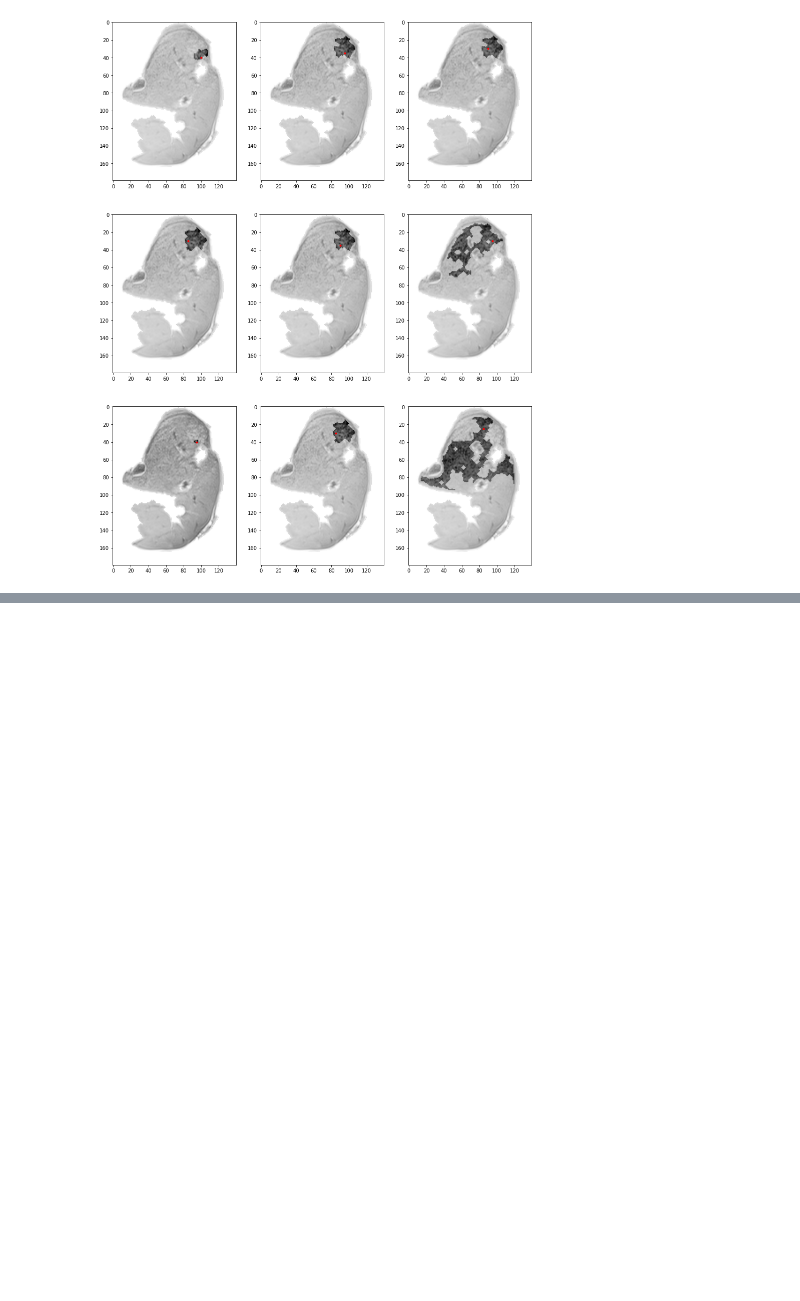
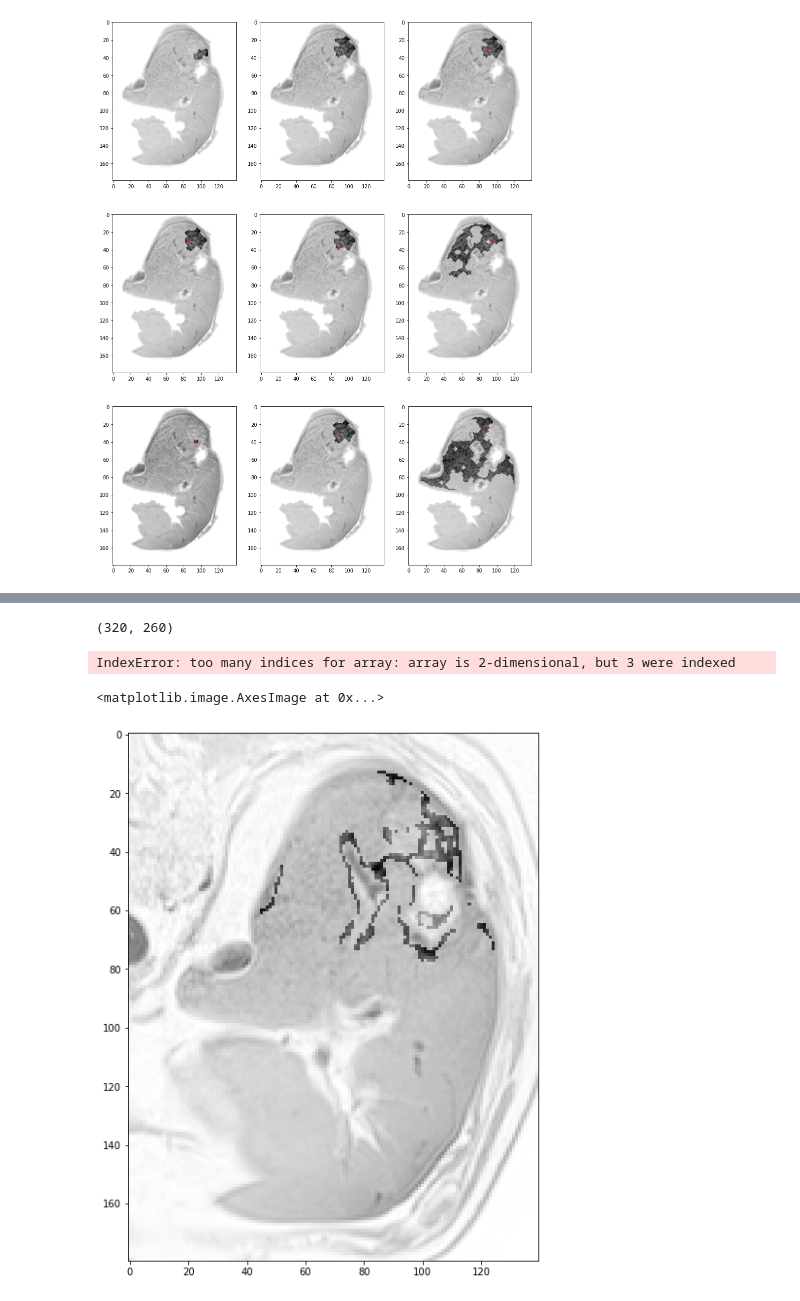
Before and after one commit to defrenned3238/WSBIM2243, a Jupyter notebook: WSBIM2243.ipynb, the cells around one changed output, grey strips where cells are left out. Cells and saved outputs as stored; diff of their text form; code cells hidden in the pictures; blank space fills up the shorter version.

Commit message:
3D done

```diff
--- a/WSBIM2243.ipynb
+++ b/WSBIM2243.ipynb
@@ -886,0 +1004,22 @@ plt.imshow((newDone*foieImage[5:315, 5:255]*1 + foieImage[5:315, 5:255])[150:290
+# %%
+print(newDone.shape)
+kernel = np.ones((3,3),np.uint8)
+kernel[0, 0] = 0
+kernel[2, 0] = 0
+kernel[0, 2] = 0
+kernel[2, 2] = 0
+print(newDone[:,:,5])
+
+for i in range(30, 50):
+    newDone = cv2.dilate(newDone[:,:,i],kernel,iterations = 2)
+    newDone = cv2.erode(newDone[:,:,i],kernel,iterations = 2)
+# %% [output]
+(320, 260)
+IndexError: too many indices for array: array is 2-dimensional, but 3 were indexed
+# %%
+plt.figure(figsize=(15,10))
+
+plt.imshow((newDone*data*1 + data)[150:290,40:220, 46].T,cmap='Greys')
+# %% [output]
+<matplotlib.image.AxesImage at 0x...>
+[figure, added]
```
Also changed, not shown: parts of 3 cells of this notebook.
